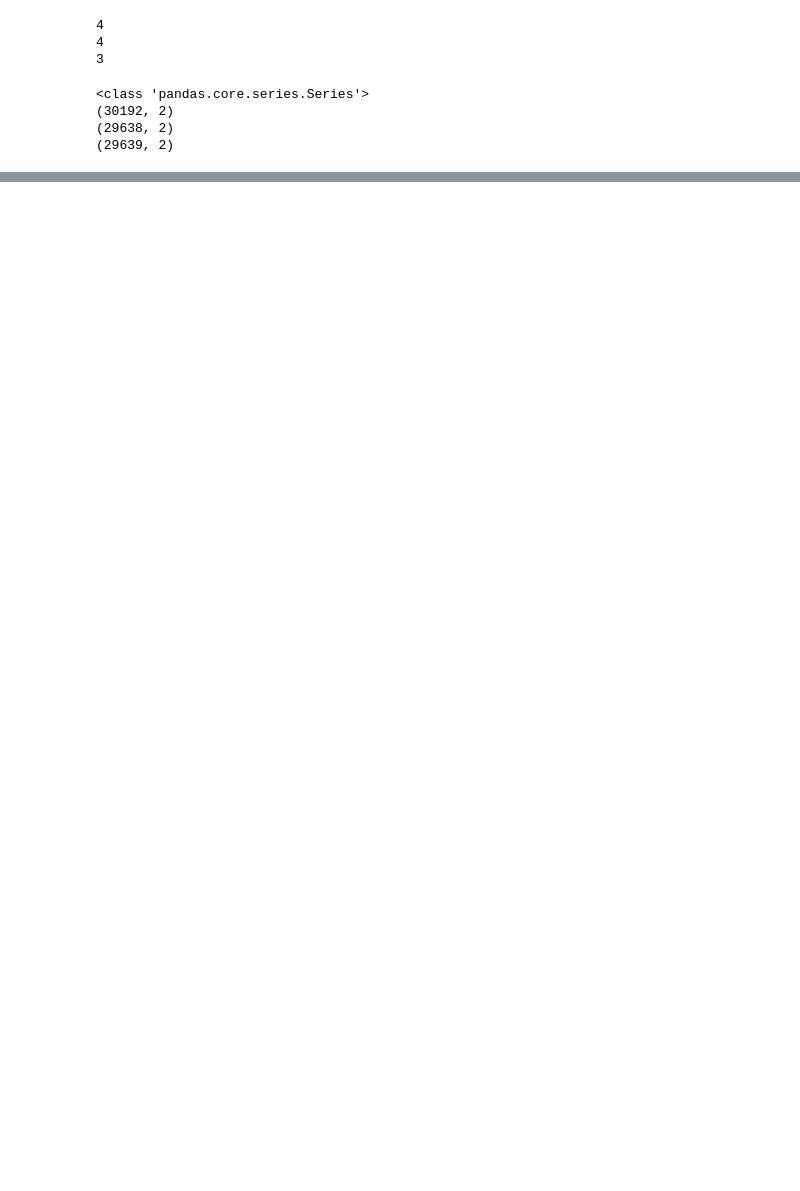
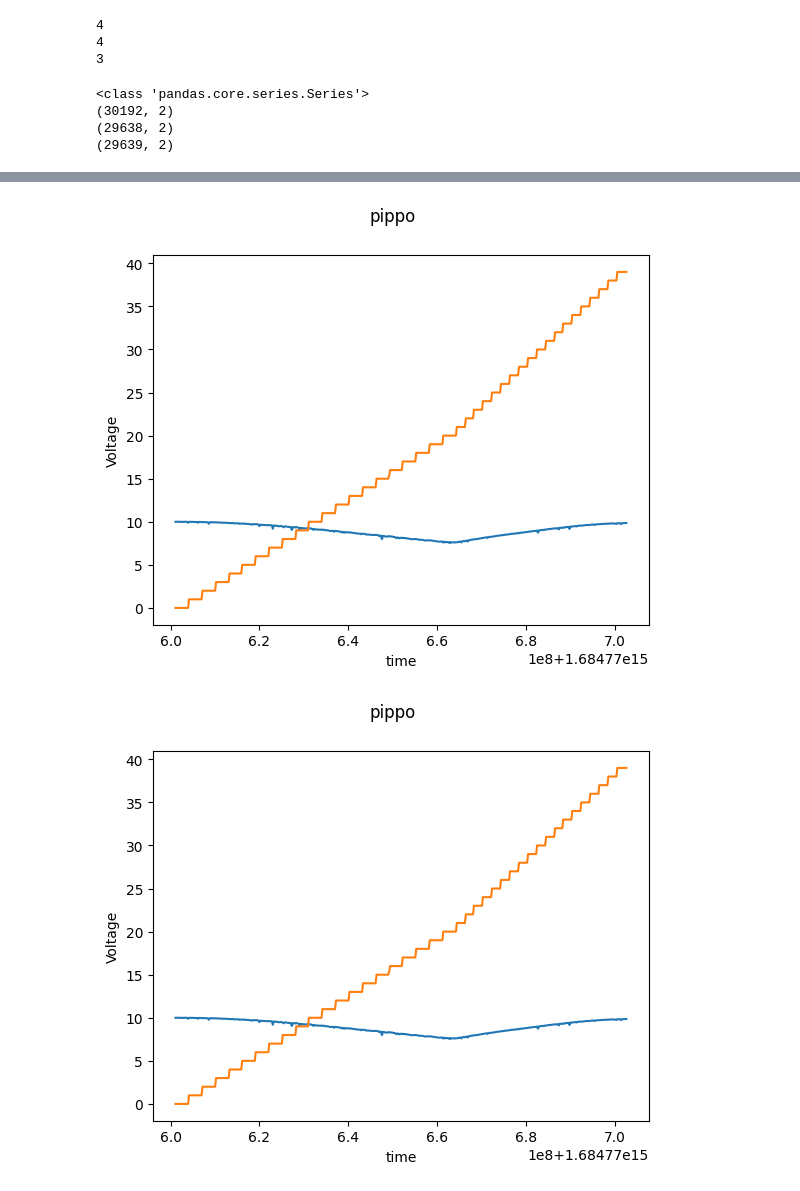
Before and after one commit to Simone-Scalella/Manutenzione_preventiva, a Jupyter notebook: analisi.ipynb, the cells around one changed output, grey strips where cells are left out. Drawn from its saved outputs; the diff is of its cells as text; code cells hidden in the pictures; blank space fills up the shorter version.

```diff
--- a/analisi.ipynb
+++ b/analisi.ipynb
@@ -127,8 +85,8 @@ TypeError: Instance and class checks can only be used with @runtime_checkable pr
 # %%
 # Andiamo a lavorare sui dati di national instrument, ne riduciamo le dimensioni usando la media
 
-data_matrix = allacqui[3]['volts']
-grid_points = allacqui[3]['time']
+data_matrix = allacqui[0][2]['volts']
+grid_points = allacqui[0][2]['time']
 
 fd_manu = skfda.FDataGrid(
     data_matrix=data_matrix,
@@ -230,7 +151,7 @@ print(len(PWM_output))
 # %%
 # Andiamo a definire un datagrid per ogni dataframe
 
-all_data_grid = []
+'''all_data_grid = []
 
 for pwmoutput in all_PWMoutput:
     for a,b in zip(allacqui,path_acquisizioni):
@@ -246,5 +167,5 @@ for pwmoutput in all_PWMoutput:
         argument_names=(a.columns.values[0],),
         coordinate_names=(a.columns.values[1],),
         interpolation=SplineInterpolation(interpolation_order=1)
-        ))
+        ))'''
 # %% [output]
@@ -289,0 +173,13 @@ TypeError: Instance and class checks can only be used with @runtime_checkable pr
+# %%
+print(all_PWMoutput)
+print(len(all_PWMoutput))
+print(len(all_PWMoutput[0]))
+
+for pwmoutput,acqui in zip(all_PWMoutput,allacqui):
+    for a,b in zip(pwmoutput,acqui):
+
+        print(len(a))
+        print(type(a))
+        print(len(b))
+        print(type(b))
+        print(' Questi sono i valori di a e b')
@@ -289,0 +204,24 @@ TypeError: Instance and class checks can only be used with @runtime_checkable pr
+# %%
+# Andiamo a definire un datagrid per ogni dataframe con NUOVE SPECIFICHE
+
+all_data_grid = []
+
+for pwmoutput,acqui in zip(all_PWMoutput,allacqui):
+    for a,b in zip(acqui,pwmoutput):
+
+        data_matrix = np.stack((np.array(a[a.columns.values[1]]), np.array(b)))
+        grid_points = a[a.columns.values[0]]
+
+        all_data_grid.append(skfda.FDataGrid(
+        data_matrix=data_matrix,
+        grid_points=grid_points,
+        dataset_name='pippo',
+        argument_names=(a.columns.values[0],),
+        coordinate_names=(a.columns.values[1],),
+        interpolation=SplineInterpolation(interpolation_order=1)
+        ))
+# %%
+all_data_grid[0].plot()
+# %% [output]
+[figure, added]
+[figure, added]
```
Also changed, not shown: parts of 11 cells of this notebook.
